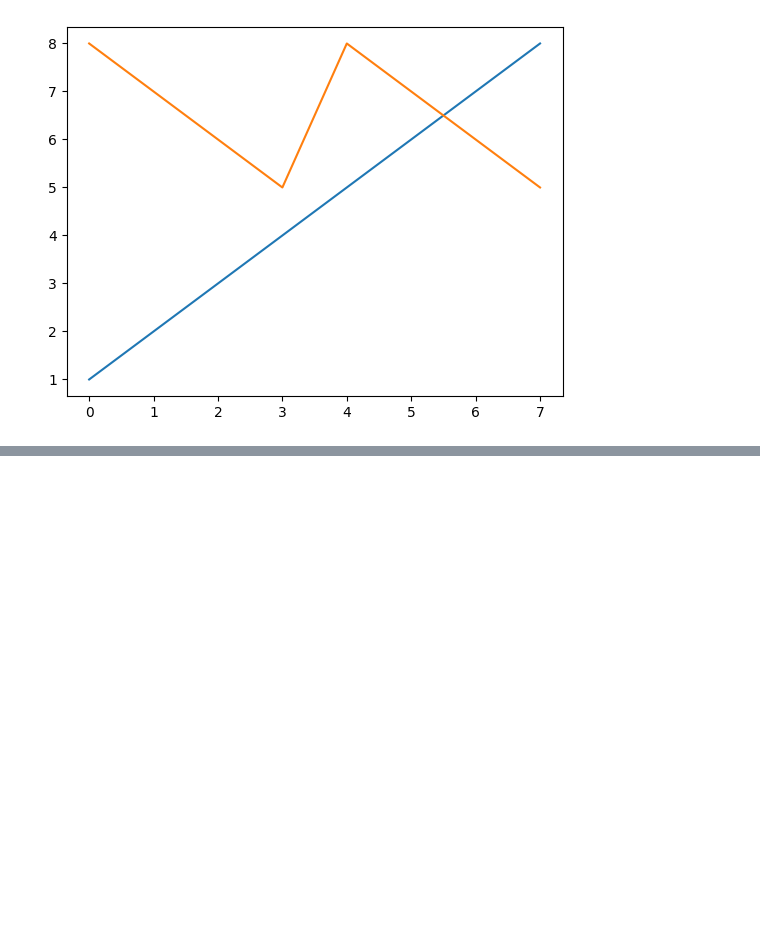
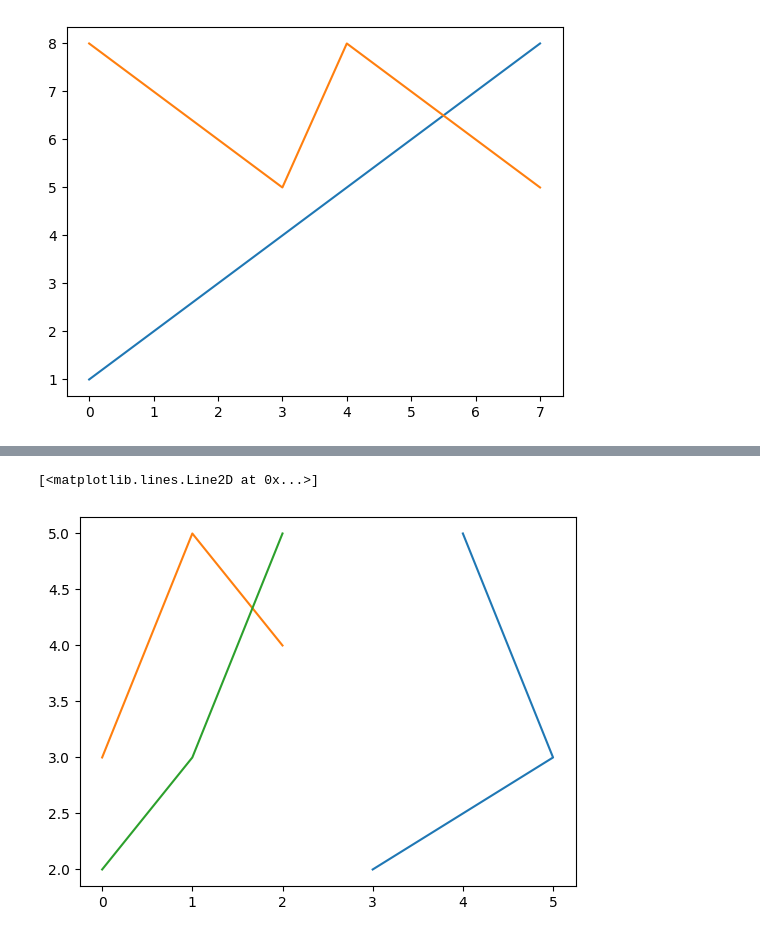
Before and after one commit to AK47SAINI/DATASCIENCE, a Jupyter notebook: matplotlib/matplot.ipynb, the cells around one changed output, grey strips where cells are left out. Cells and saved outputs as stored; diff of their text form; code cells hidden in the pictures; blank space fills up the shorter version.

```diff
--- a/matplotlib/matplot.ipynb
+++ b/matplotlib/matplot.ipynb
@@ -66,0 +55,9 @@ Note: you may need to restart the kernel to use updated packages.
+# %%
+a=[3,5,4]
+b=[2,3,5]
+plt.plot(a,b)
+plt.plot(a)
+plt.plot(b)
+# %% [output]
+[<matplotlib.lines.Line2D at 0x...>]
+[figure, added]
```
Also changed, not shown: parts of 4 cells of this notebook, 1 other file.
